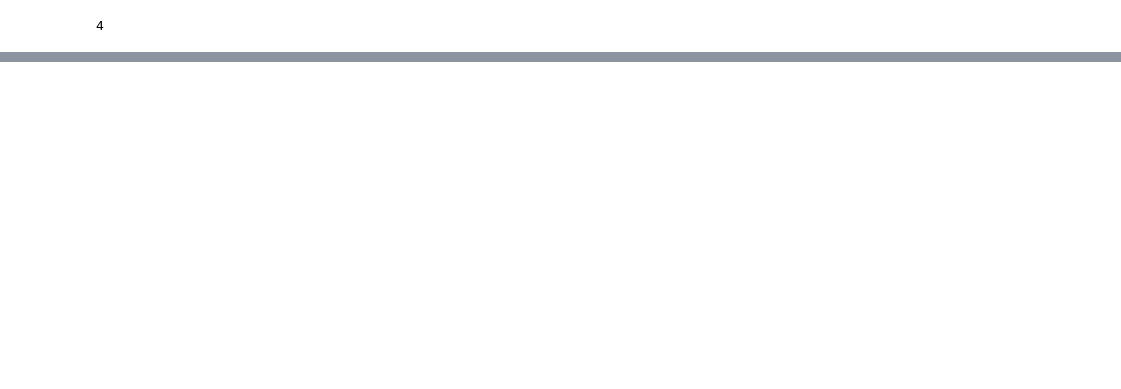
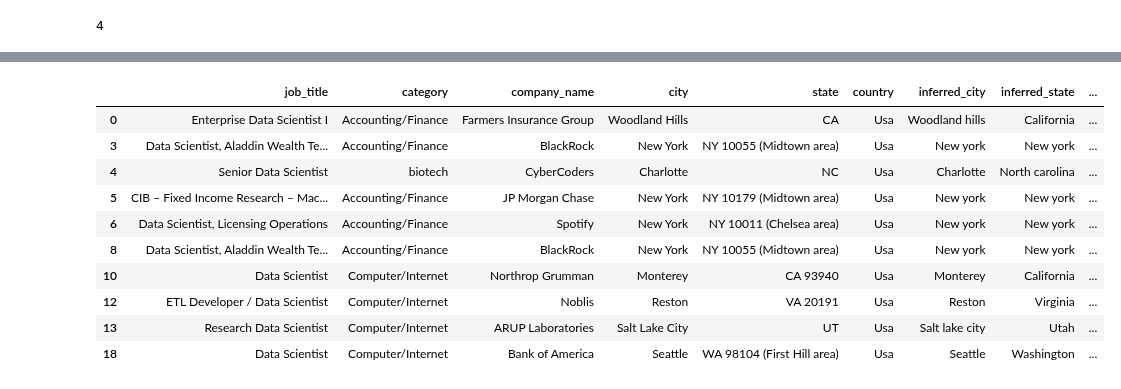
Before and after one commit to MashaKubyshina/Data_Science_Scripts, a Jupyter notebook: Classification_Model_Training_Job_Postings_(PART_1_EDA).ipynb, the cells around one changed output, grey strips where cells are left out. Saved outputs shown, nothing was run; the diff lists cells and outputs as text; code cells hidden in the pictures; blank space fills up the shorter version.

```diff
--- a/Classification_Model_Training_Job_Postings_(PART_1_EDA).ipynb
+++ b/Classification_Model_Training_Job_Postings_(PART_1_EDA).ipynb
@@ -299,0 +402,21 @@ with open('Jobs_dataset.pickle', 'wb') as output:
+# %%
+import string
+def text_process(text):
+    '''
+    Takes in a string of text, then performs the following:
+    1. Remove all punctuation
+    2. Remove all stopwords
+    3. Return the cleaned text as a list of words
+    4. Remove words
+    '''
+    stemmer = WordNetLemmatizer()
+    nopunc = [char for char in text if char not in string.punctuation]
+    nopunc = ''.join([i for i in nopunc if not i.isdigit()])
+    nopunc =  [word.lower() for word in nopunc.split() if word not in stopwords.words('english')]
+    return [stemmer.lemmatize(word) for word in nopunc]
+
+#testing the function with a sample text#
+# sample_text = "Hey There! This is a Sample review, which 123happens {blah}%456 to contain happened punctuations universal rights of right contained."
+# print(text_process(sample_text))
+jobs_text=text_process(data['job_description'])
+print(text_process(data['job_description']))
@@ -299,0 +433,15 @@ with open('Jobs_dataset.pickle', 'wb') as output:
+# %%
+data['jobs_cleaned'] = data['job_description'].apply(lambda x: text_process(x))
+data.head(10)
+# %% [output]
+|  | job_title | category | company_name | city | state | country | inferred_city | inferred_state | ... |
+| 0 | Enterprise Data Scientist I | Accounting/Finance | Farmers Insurance Group | Woodland Hills | CA | Usa | Woodland hills | California | ... |
+| 3 | Data Scientist, Aladdin Wealth Te... | Accounting/Finance | BlackRock | New York | NY 10055 (Midtown area) | Usa | New york | New york | ... |
+| 4 | Senior Data Scientist | biotech | CyberCoders | Charlotte | NC | Usa | Charlotte | North carolina | ... |
+| 5 | CIB – Fixed Income Research – Mac... | Accounting/Finance | JP Morgan Chase | New York | NY 10179 (Midtown area) | Usa | New york | New york | ... |
+| 6 | Data Scientist, Licensing Operations | Accounting/Finance | Spotify | New York | NY 10011 (Chelsea area) | Usa | New york | New york | ... |
+| 8 | Data Scientist, Aladdin Wealth Te... | Accounting/Finance | BlackRock | New York | NY 10055 (Midtown area) | Usa | New york | New york | ... |
+| 10 | Data Scientist | Computer/Internet | Northrop Grumman | Monterey | CA 93940 | Usa | Monterey | California | ... |
+| 12 | ETL Developer / Data Scientist | Computer/Internet | Noblis | Reston | VA 20191 | Usa | Reston | Virginia | ... |
+| 13 | Research Data Scientist | Computer/Internet | ARUP Laboratories | Salt Lake City | UT | Usa | Salt lake city | Utah | ... |
+| 18 | Data Scientist | Computer/Internet | Bank of America | Seattle | WA 98104 (First Hill area) | Usa | Seattle | Washington | ... |
```
Also changed, not shown: parts of 20 cells of this notebook.
